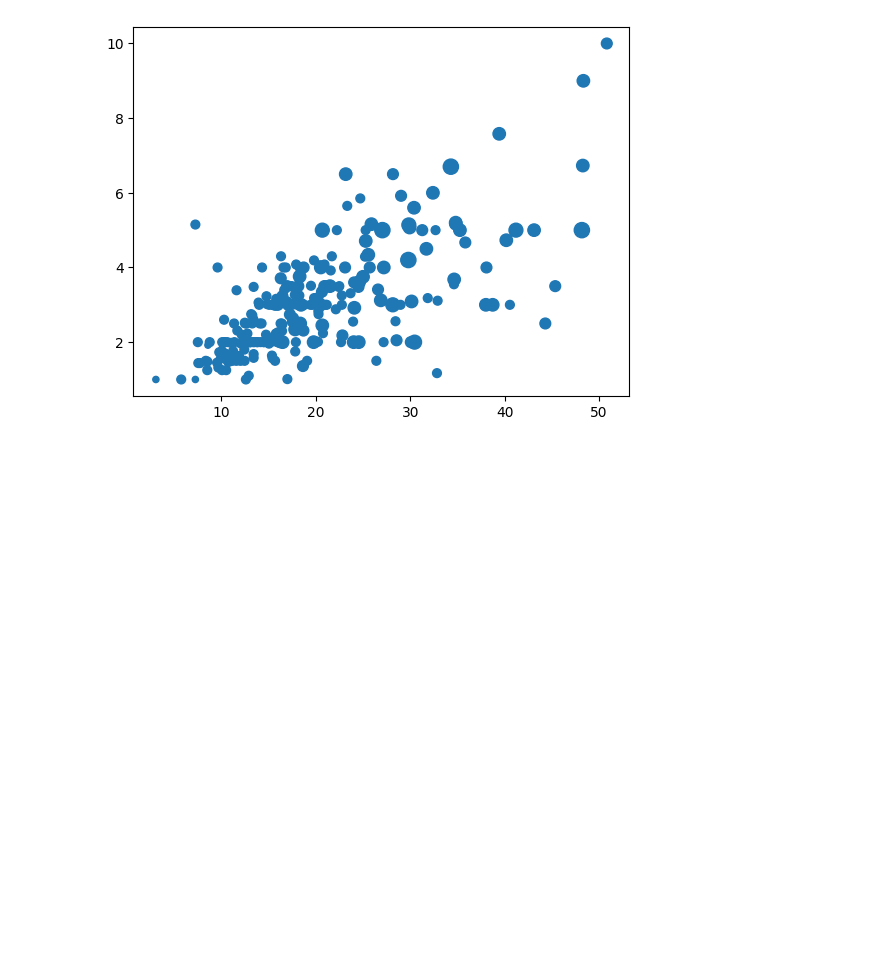
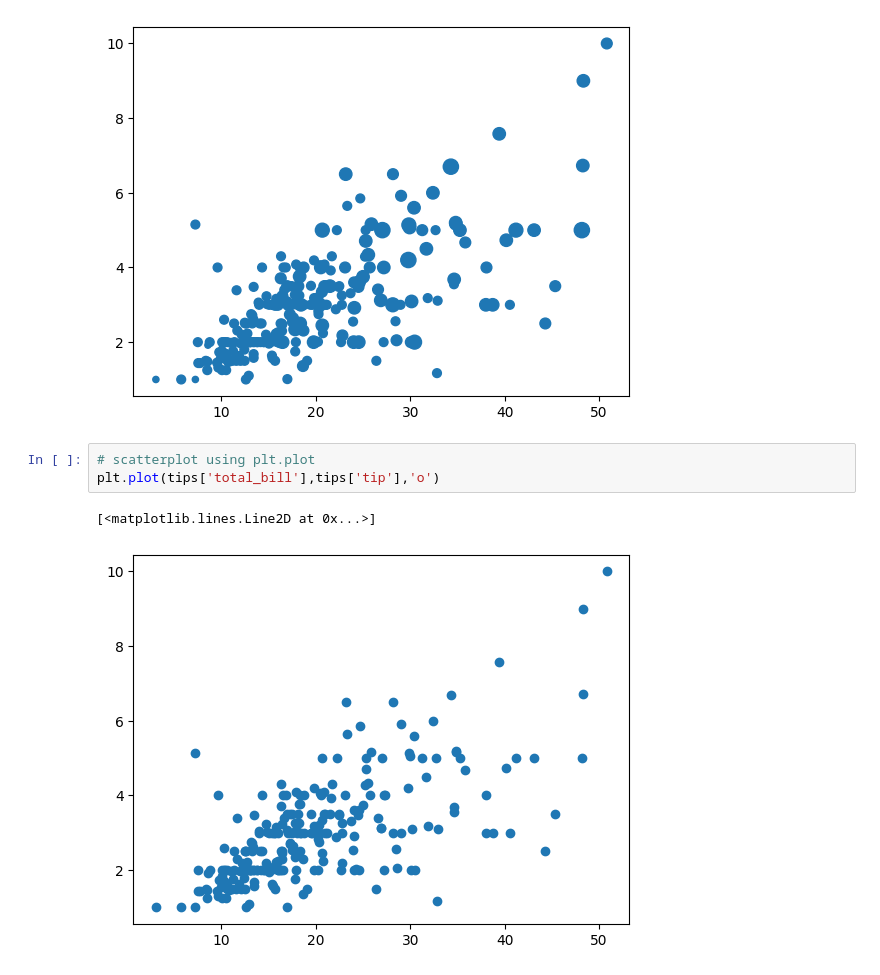
Before and after one commit to simran-aug15/Matplotlib, a Jupyter notebook: Scatterplot.ipynb, the cells around one changed output. Cells and saved outputs as stored; diff of their text form; blank space fills up the shorter version.

```diff
--- a/Scatterplot.ipynb
+++ b/Scatterplot.ipynb
@@ -37,3 +37,9 @@ plt.scatter(tips['total_bill'],tips['tip'],s=tips['size']*20)
 # %% [output]
 <matplotlib.collections.PathCollection at 0x...>
 [figure]
+# %%
+# scatterplot using plt.plot
+plt.plot(tips['total_bill'],tips['tip'],'o')
+# %% [output]
+[<matplotlib.lines.Line2D at 0x...>]
+[figure, added]
```
